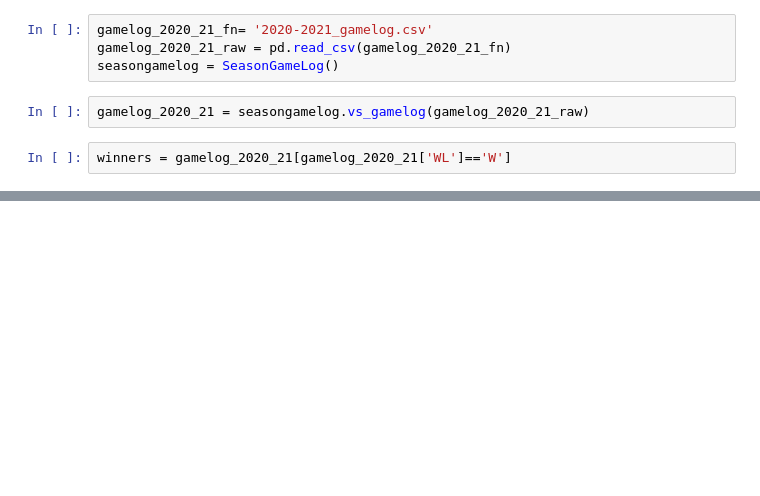
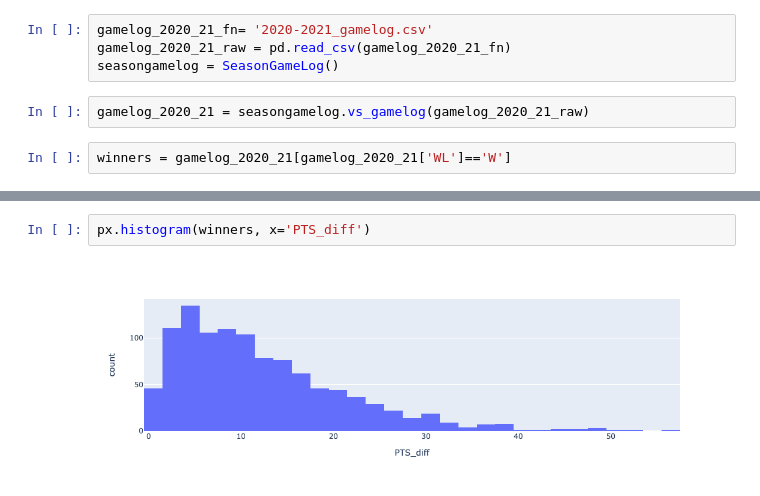
Before and after one commit to jcheng87/nba_stats_analysis, a Jupyter notebook: data_explore.ipynb, the cells around one changed output, grey strips where cells are left out. Cells and saved outputs as stored; diff of their text form; blank space fills up the shorter version.

```diff
--- a/data_explore.ipynb
+++ b/data_explore.ipynb
@@ -54,0 +47,4 @@ diff_cols = [col+'_diff' for col in cols]
+# %%
+px.histogram(winners, x='PTS_diff')
+# %% [output]
+[figure, added]
```
Also changed, not shown: parts of 5 cells of this notebook.
